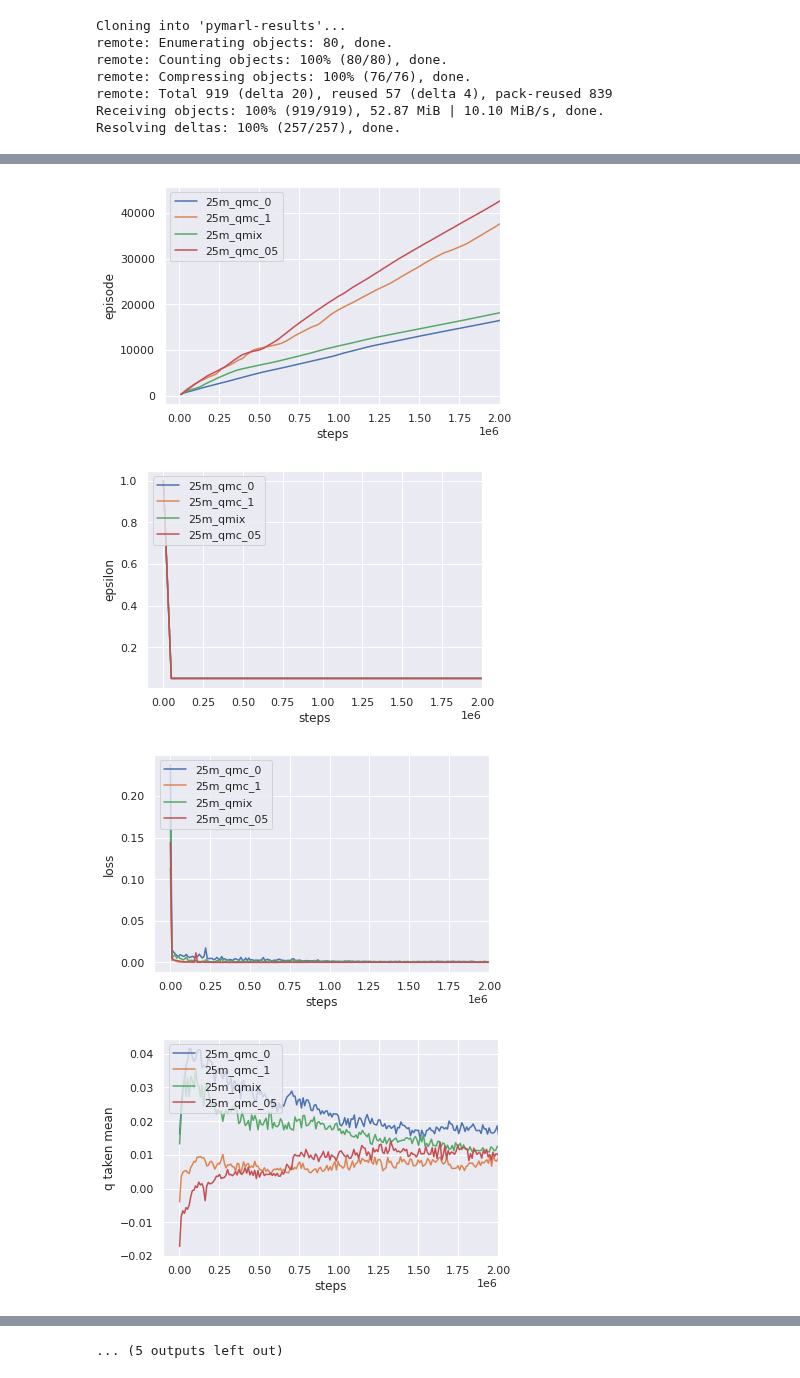
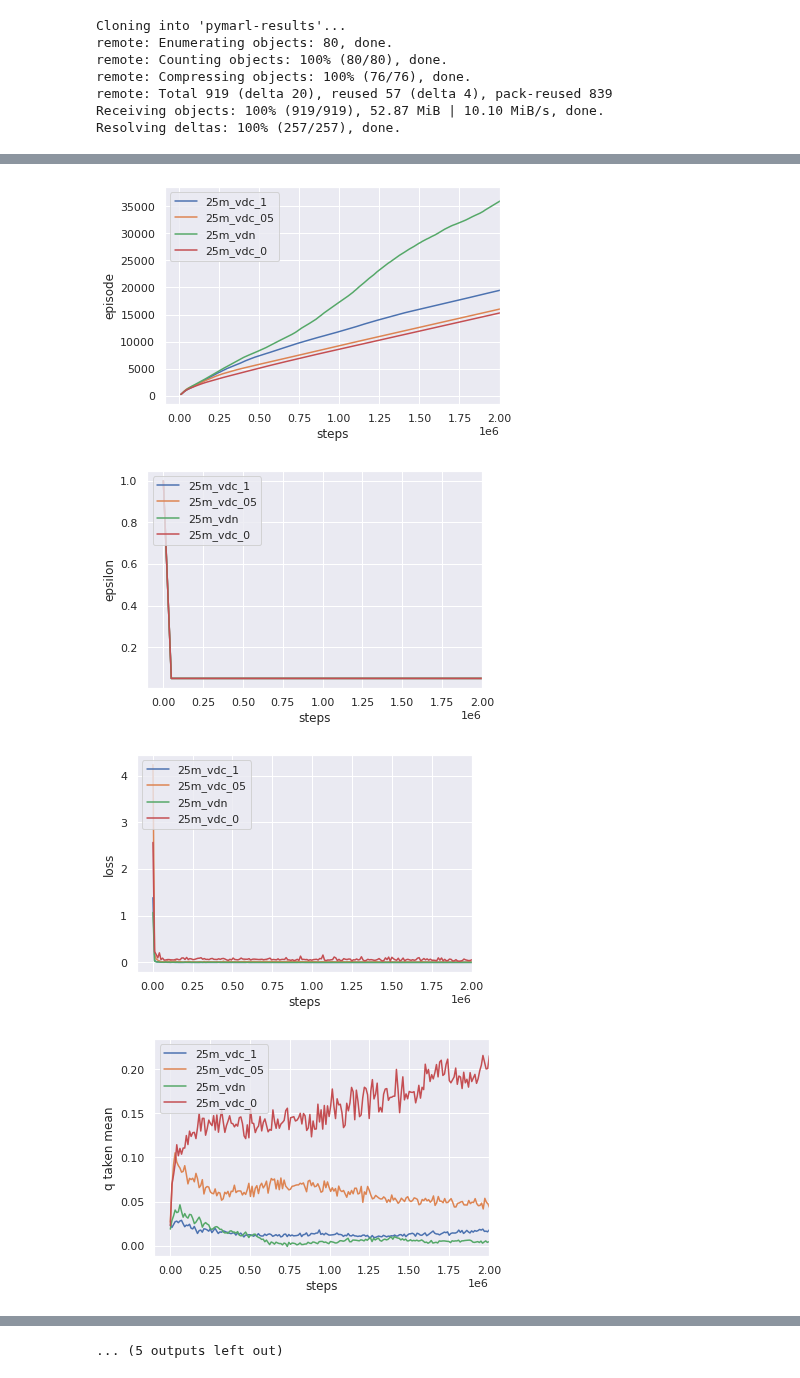
Before and after one commit to PMatthaei/project-thesis-pymarl-results, a Jupyter notebook: visualize_pymarl.ipynb, the cells around one changed output, grey strips where cells are left out. Saved outputs shown, nothing was run; the diff lists cells and outputs as text; code cells hidden in the pictures.

```diff
--- a/visualize_pymarl.ipynb
+++ b/visualize_pymarl.ipynb
@@ -27,10 +27,10 @@ Resolving deltas: 100% (257/257), done.
 #@title Choose your experiments { run: "auto" }
 
 #@markdown Choose algorithms
-qmix = True #@param {type:"boolean"}
-qmc = True #@param {type:"boolean"}
-vdn = False #@param {type:"boolean"}
-vdnc = False #@param {type:"boolean"}
+qmix = False #@param {type:"boolean"}
+qmc = False #@param {type:"boolean"}
+vdn = True #@param {type:"boolean"}
+vdnc = True #@param {type:"boolean"}
 iql = False #@param {type:"boolean"}
 coma = False #@param {type:"boolean"}
 qtran = False #@param {type:"boolean"}
@@ -187,4 +187,4 @@ for f in files:
-[figure, old version]
+[figure, new version]
-[figure, old version]
+[figure, new version]
-[figure, old version]
+[figure, new version]
-[figure, old version]
+[figure, new version]
```
Also changed, not shown: parts of 1 cell of this notebook.
